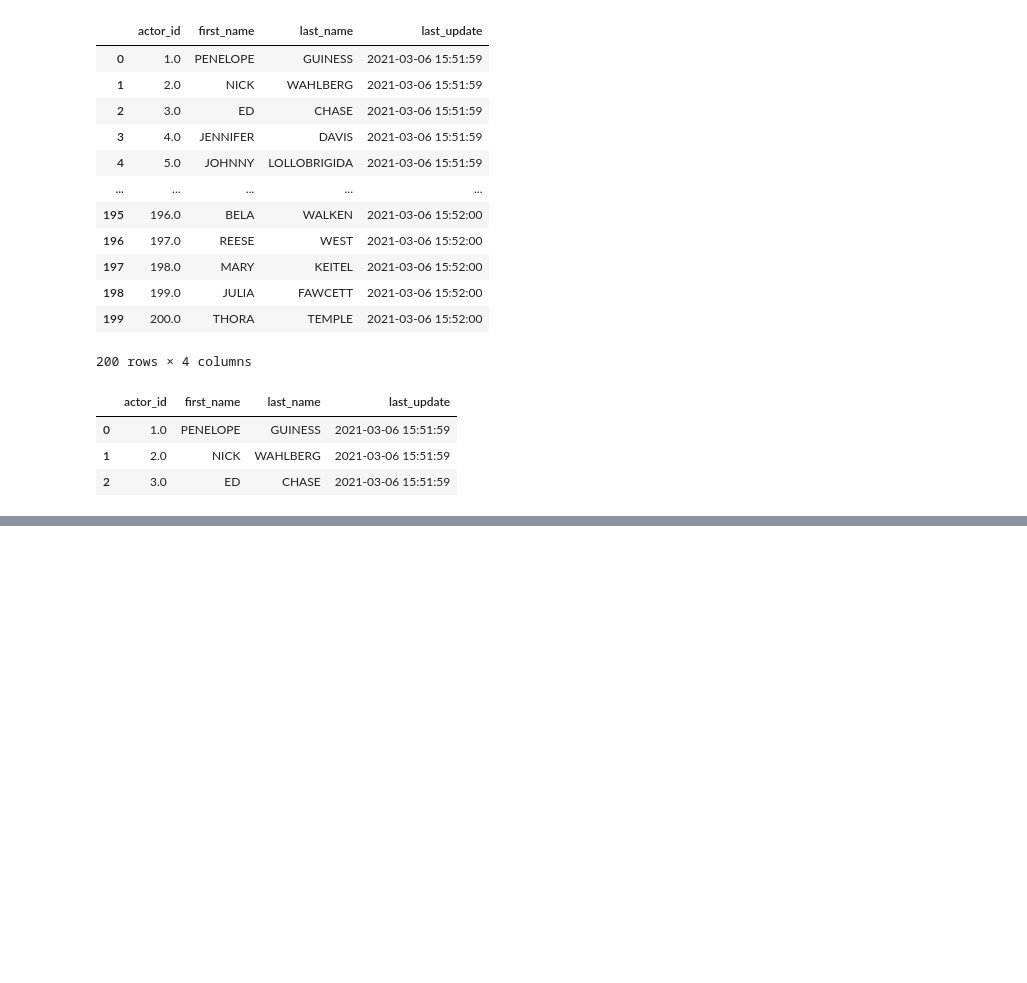
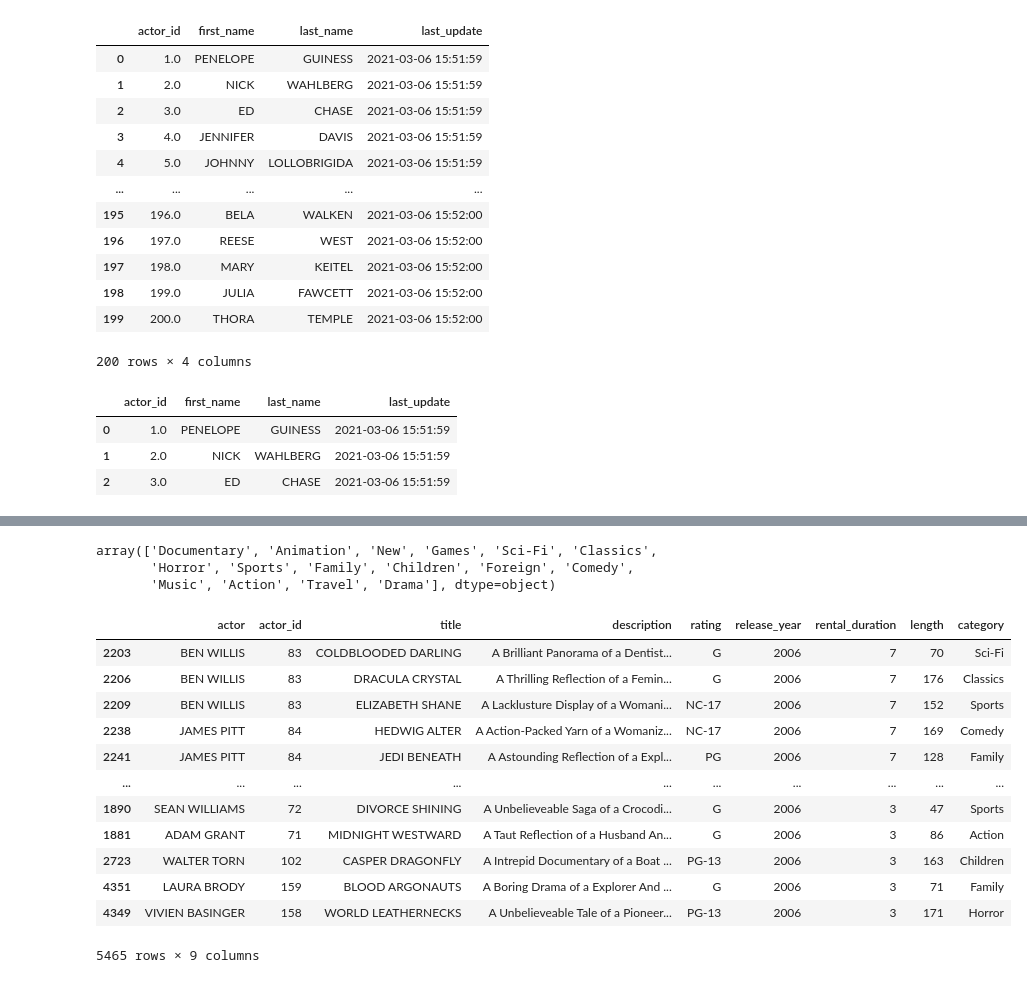
Before and after one commit to christocar/SQL_christoffer_carlsson_DE25, a Jupyter notebook: code_along/week4_query_sakila/pandas_duckdb.ipynb, the cells around one changed output, grey strips where cells are left out. Drawn from its saved outputs; the diff is of its cells as text; code cells hidden in the pictures; blank space fills up the shorter version.

```diff
--- a/code_along/week4_query_sakila/pandas_duckdb.ipynb
+++ b/code_along/week4_query_sakila/pandas_duckdb.ipynb
@@ -71,0 +149,25 @@ dfs["actor"].head(3)
+# %%
+# see the unique values of a column
+films_joined['category'].unique()
+# %% [output]
+array(['Documentary', 'Animation', 'New', 'Games', 'Sci-Fi', 'Classics',
+       'Horror', 'Sports', 'Family', 'Children', 'Foreign', 'Comedy',
+       'Music', 'Action', 'Travel', 'Drama'], dtype=object)
+# %%
+films_joined_sorted = films_joined.sort_values(by="rental_duration", ascending=False)
+
+films_joined_sorted
+# %% [output]
+|  | actor | actor_id | title | description | rating | release_year | rental_duration | length | category |
+| 2203 | BEN WILLIS | 83 | COLDBLOODED DARLING | A Brilliant Panorama of a Dentist... | G | 2006 | 7 | 70 | Sci-Fi |
+| 2206 | BEN WILLIS | 83 | DRACULA CRYSTAL | A Thrilling Reflection of a Femin... | G | 2006 | 7 | 176 | Classics |
+| 2209 | BEN WILLIS | 83 | ELIZABETH SHANE | A Lacklusture Display of a Womani... | NC-17 | 2006 | 7 | 152 | Sports |
+| 2238 | JAMES PITT | 84 | HEDWIG ALTER | A Action-Packed Yarn of a Womaniz... | NC-17 | 2006 | 7 | 169 | Comedy |
+| 2241 | JAMES PITT | 84 | JEDI BENEATH | A Astounding Reflection of a Expl... | PG | 2006 | 7 | 128 | Family |
+| ... | ... | ... | ... | ... | ... | ... | ... | ... | ... |
+| 1890 | SEAN WILLIAMS | 72 | DIVORCE SHINING | A Unbelieveable Saga of a Crocodi... | G | 2006 | 3 | 47 | Sports |
+| 1881 | ADAM GRANT | 71 | MIDNIGHT WESTWARD | A Taut Reflection of a Husband An... | G | 2006 | 3 | 86 | Action |
+| 2723 | WALTER TORN | 102 | CASPER DRAGONFLY | A Intrepid Documentary of a Boat ... | PG-13 | 2006 | 3 | 163 | Children |
+| 4351 | LAURA BRODY | 159 | BLOOD ARGONAUTS | A Boring Drama of a Explorer And ... | G | 2006 | 3 | 71 | Family |
+| 4349 | VIVIEN BASINGER | 158 | WORLD LEATHERNECKS | A Unbelieveable Tale of a Pioneer... | PG-13 | 2006 | 3 | 171 | Horror |
+5465 rows × 9 columns
```
Also changed, not shown: parts of 10 cells of this notebook.
